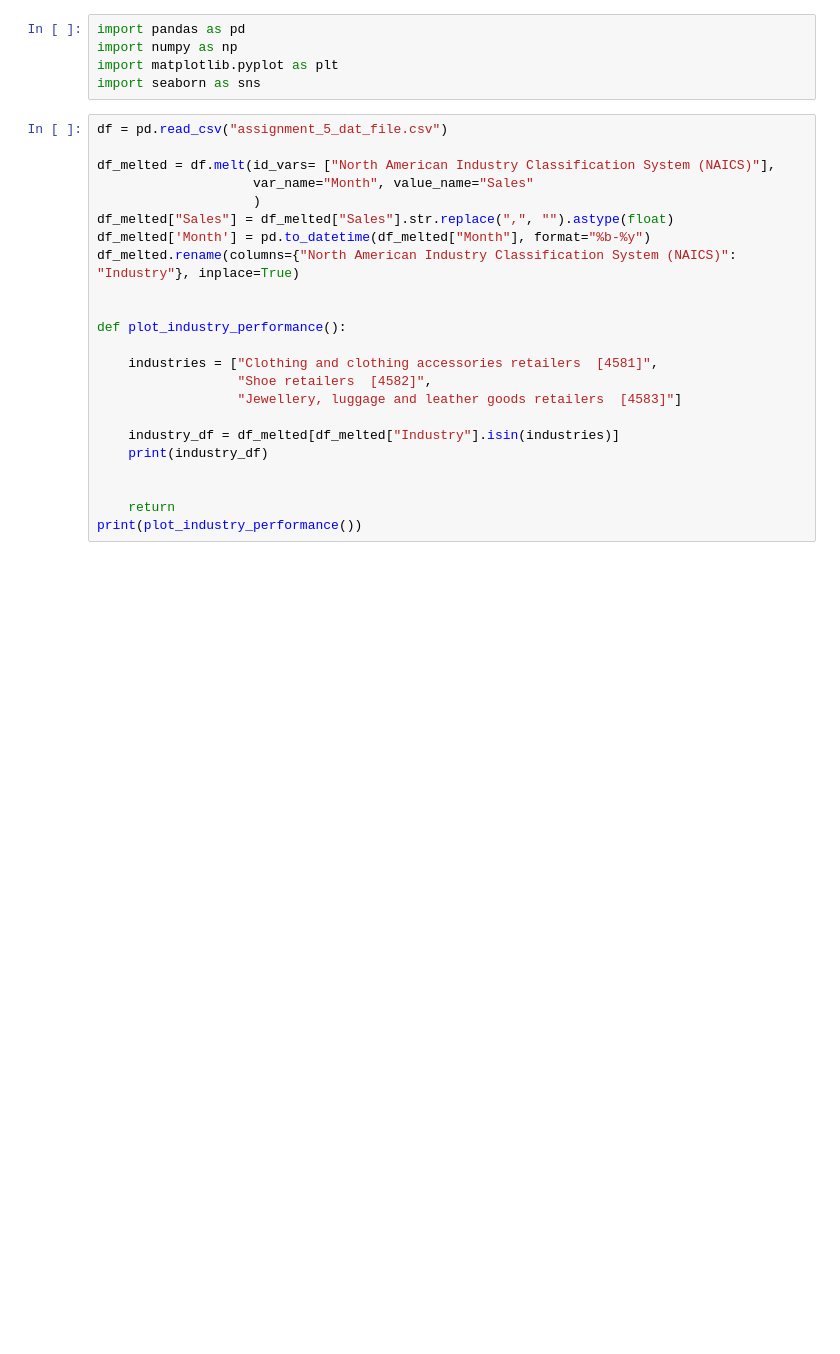
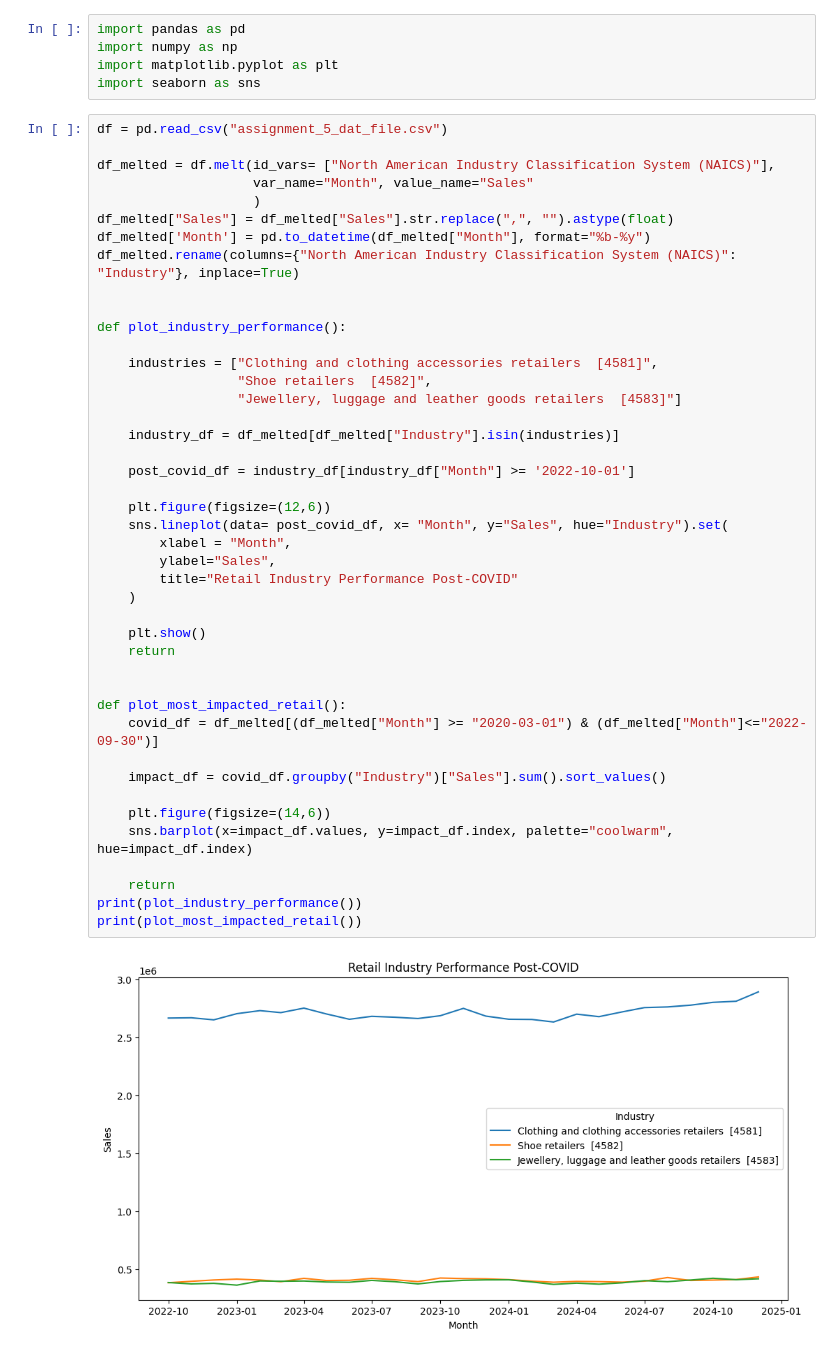
Before and after one commit to krish401/Data-Visualization, a Jupyter notebook: Assignments/KRISH_THAKKAR/Seaborn.ipynb, the cells around one changed output. Cells and saved outputs as stored; diff of their text form; blank space fills up the shorter version.

```diff
--- a/Assignments/KRISH_THAKKAR/Seaborn.ipynb
+++ b/Assignments/KRISH_THAKKAR/Seaborn.ipynb
@@ -6,24 +6,45 @@ import seaborn as sns
 # %%
 df = pd.read_csv("assignment_5_dat_file.csv")
 
 df_melted = df.melt(id_vars= ["North American Industry Classification System (NAICS)"],
                     var_name="Month", value_name="Sales"
                     )
 df_melted["Sales"] = df_melted["Sales"].str.replace(",", "").astype(float)
 df_melted['Month'] = pd.to_datetime(df_melted["Month"], format="%b-%y")
 df_melted.rename(columns={"North American Industry Classification System (NAICS)": "Industry"}, inplace=True)
 
 
 def plot_industry_performance():
 
     industries = ["Clothing and clothing accessories retailers  [4581]",
                   "Shoe retailers  [4582]",
                   "Jewellery, luggage and leather goods retailers  [4583]"]
 
     industry_df = df_melted[df_melted["Industry"].isin(industries)]
-    print(industry_df)
 
+    post_covid_df = industry_df[industry_df["Month"] >= '2022-10-01']
+
+    plt.figure(figsize=(12,6))
+    sns.lineplot(data= post_covid_df, x= "Month", y="Sales", hue="Industry").set(
+        xlabel = "Month",
+        ylabel="Sales",
+        title="Retail Industry Performance Post-COVID"
+    )
+
+    plt.show()
+    return
+
+
+def plot_most_impacted_retail():
+    covid_df = df_melted[(df_melted["Month"] >= "2020-03-01") & (df_melted["Month"]<="2022-09-30")]
+
+    impact_df = covid_df.groupby("Industry")["Sales"].sum().sort_values()
+
+    plt.figure(figsize=(14,6))
+    sns.barplot(x=impact_df.values, y=impact_df.index, palette="coolwarm", hue=impact_df.index)
 
     return
 print(plot_industry_performance())
+print(plot_most_impacted_retail())
 # %% [output]
+[figure, added]
```
Also changed, not shown: parts of 1 cell of this notebook.
